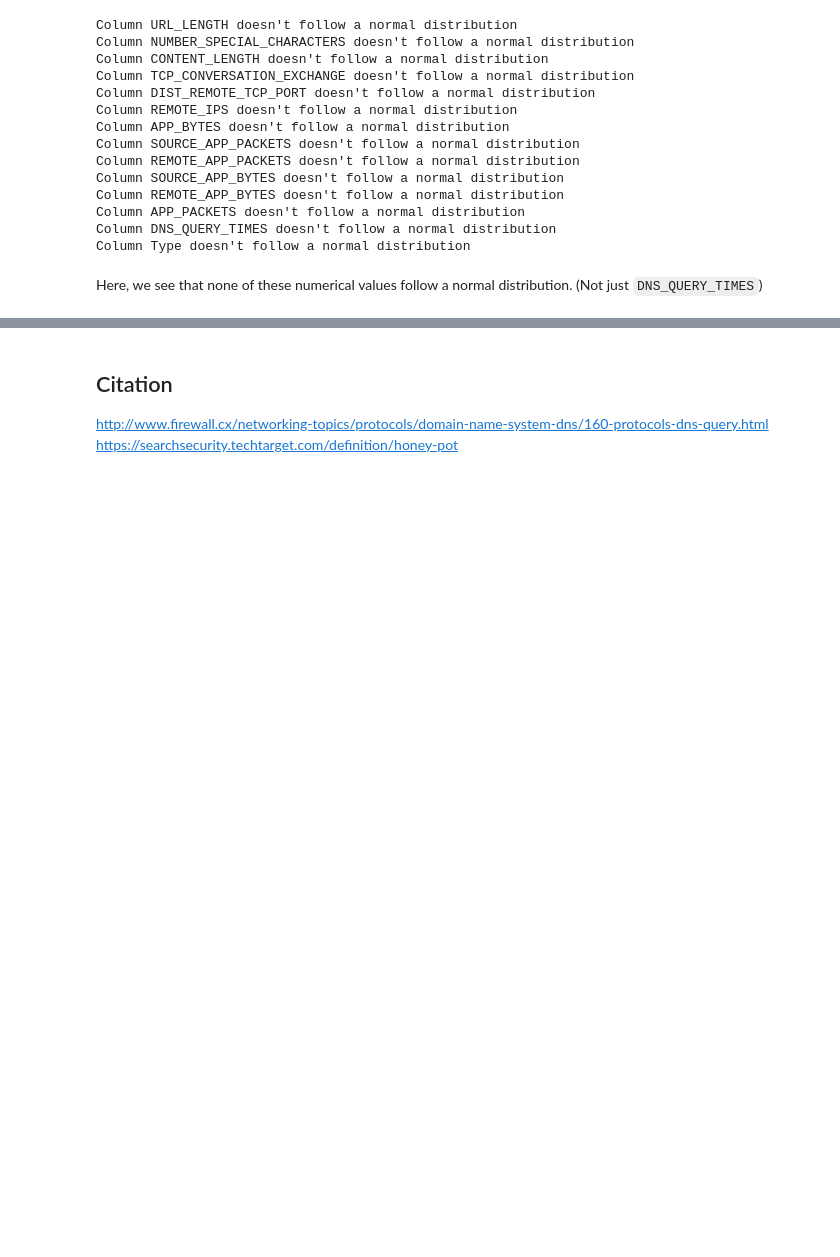
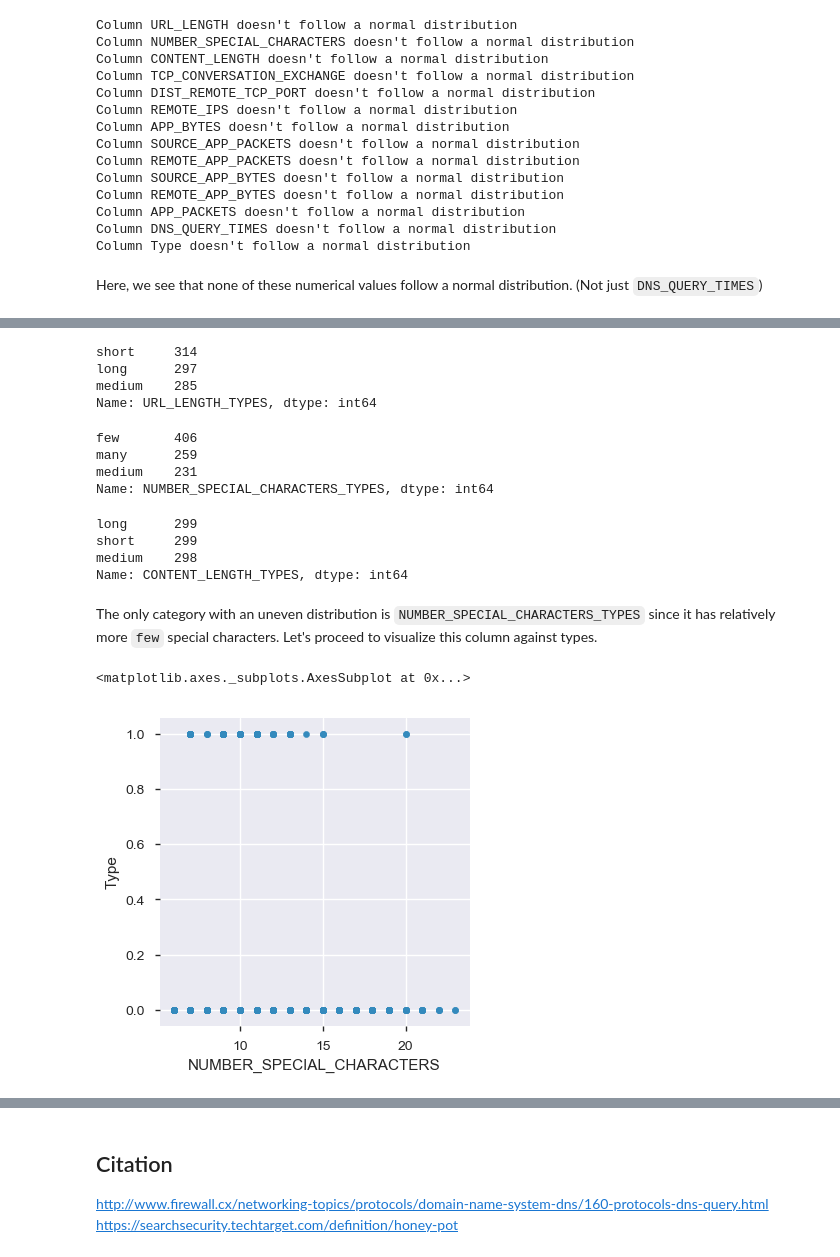
Before and after one commit to ix-ds-lisbon-s1-2019/week-2-project-jaloo555, a Jupyter notebook: Malicious and Benign Websites.ipynb, the cells around one changed output, grey strips where cells are left out. Saved outputs shown, nothing was run; the diff lists cells and outputs as text; code cells hidden in the pictures; blank space fills up the shorter version.

```diff
--- a/Malicious and Benign Websites.ipynb
+++ b/Malicious and Benign Websites.ipynb
@@ -280,0 +288,37 @@ Here, we see that none of these numerical values follow a normal distribution. (
+# %%
+url_length_types = ["short", "medium", "long"]
+df['URL_LENGTH_TYPES'] = pd.qcut(df['URL_LENGTH'],
+                                  3, url_length_types)
+df.URL_LENGTH_TYPES.value_counts()
+# %% [output]
+short     314
+long      297
+medium    285
+Name: URL_LENGTH_TYPES, dtype: int64
+# %%
+special_character_types = ["few", "medium", "many"]
+df['NUMBER_SPECIAL_CHARACTERS_TYPES'] = pd.qcut(df['NUMBER_SPECIAL_CHARACTERS'],
+                                  3, special_character_types)
+df.NUMBER_SPECIAL_CHARACTERS_TYPES.value_counts()
+# %% [output]
+few       406
+many      259
+medium    231
+Name: NUMBER_SPECIAL_CHARACTERS_TYPES, dtype: int64
+# %%
+content_length_types = ["short", "medium", "long"]
+df['CONTENT_LENGTH_TYPES'] = pd.qcut(df['CONTENT_LENGTH'],
+                                  3, content_length_types)
+df.CONTENT_LENGTH_TYPES.value_counts()
+# %% [output]
+long      299
+short     299
+medium    298
+Name: CONTENT_LENGTH_TYPES, dtype: int64
+# %% [markdown]
+The only category with an uneven distribution is `NUMBER_SPECIAL_CHARACTERS_TYPES` since it has relatively more `few` special characters. Let's proceed to visualize this column against types.
+# %%
+df.plot.scatter(x='NUMBER_SPECIAL_CHARACTERS', y='Type', figsize=(4,4))
+# %% [output]
+<matplotlib.axes._subplots.AxesSubplot at 0x...>
+[figure, added]
```
Also changed, not shown: parts of 28 cells of this notebook.
